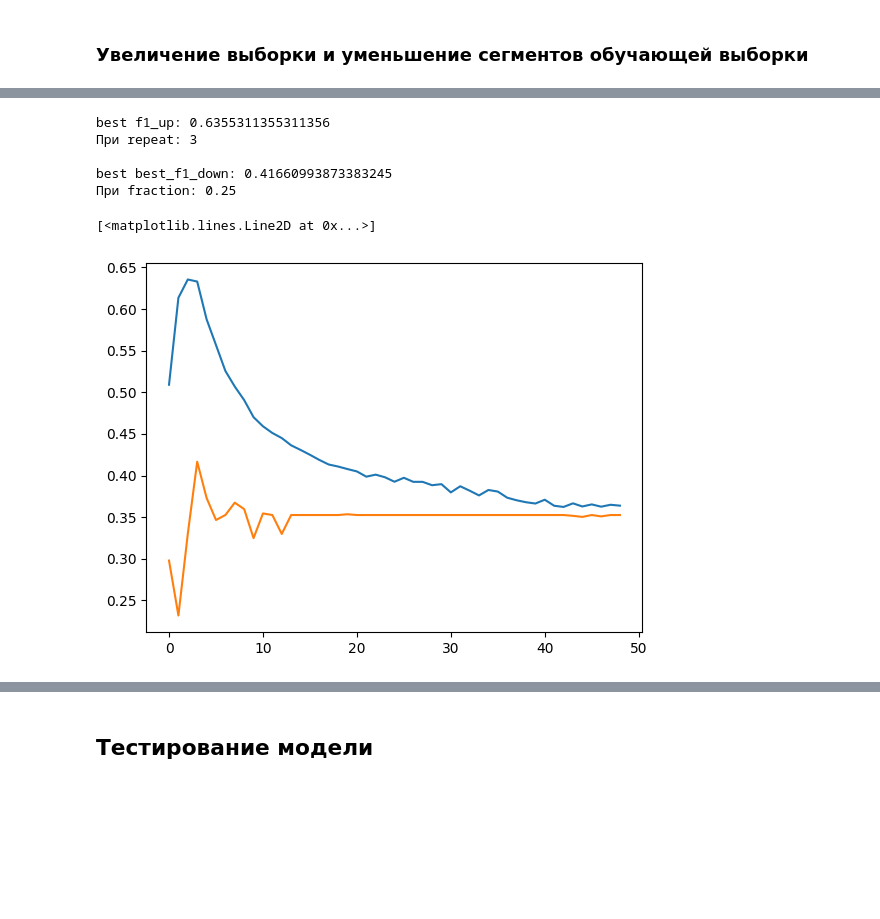
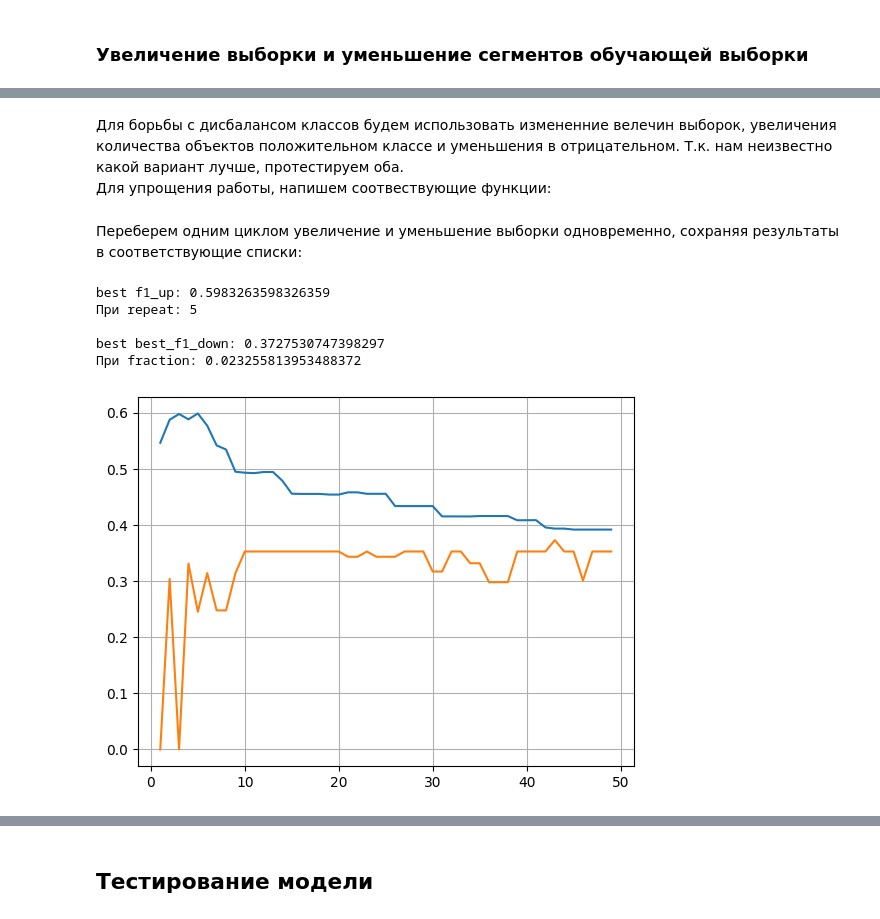
Before and after one commit to Shurick-G/practicum, a Jupyter notebook: churn/Churn_predict.ipynb, the cells around one changed output, grey strips where cells are left out. Drawn from its saved outputs; the diff is of its cells as text; code cells hidden in the pictures; blank space fills up the shorter version.

```diff
--- a/churn/Churn_predict.ipynb
+++ b/churn/Churn_predict.ipynb
@@ -234,14 +291,12 @@ def build_graphs(model, valid_features, valid_target, valid_probabilities):
 # %% [markdown]
 ### Логистическая регресски
 # %%
-model =  LogisticRegression(random_state=12345, solver='liblinear', max_iter=1000,
-    # class_weight='balanced'
-    )
+model =  LogisticRegression(random_state=12345, solver='liblinear', max_iter=1000, )
 model.fit(train_features, train_target)
 valid_prediction = model.predict(valid_features)
 valid_probabilities = model.predict_proba(valid_features)
 
-add_model_chars(valid_prediction, valid_target, valid_probabilities, models_type='LogisticRegression')
+add_model_chars(valid_prediction, valid_target, valid_probabilities, models_type='LR')
 # %% [output]
 {'accuracy': 0.7972,
  'recall_score': 0.19813084112149532,
@@ -257,21 +312,17 @@ build_graphs(model, valid_features, valid_target, valid_probabilities)
 # %%
 best_result = 0
 
-for depth in range(1, 16):
-    model = DecisionTreeClassifier(random_state=12345, max_depth=depth,
-    # class_weight='balanced'
-    ) # инициализируйте модель DecisionTreeRegressor с параметром random_state=12345 и max_depth=depth
-    model.fit(train_features, train_target) # обучите модель на тренировочной выборке
-    valid_prediction = model.predict(valid_features) # получите предсказания модели на валидационной выборке
+for depth in range(1, 10):
+    model = DecisionTreeClassifier(random_state=12345, max_depth=depth, )
+    model.fit(train_features, train_target)
+    valid_prediction = model.predict(valid_features)
     result =  accuracy_score(valid_prediction, valid_target)
-    # print(depth)
-    # print('f1_score', f1_score(valid_target, valid_prediction))
     if result > best_result:
         best_model = model
         best_result = result
         best_depth = depth
 
 print('best accuracy score:', best_result)
-print('При depth', best_result)
+print('При depth', best_depth)
 # %% [output]
 best accuracy score: 0.8544
@@ -365,0 +464,15 @@ pd.DataFrame(models_chars)
+# %%
+best_result = 0
+
+for depth in range(1, 10):
+    model = DecisionTreeClassifier(random_state=12345, max_depth=depth, )
+    model.fit(train_features, train_target)
+    valid_prediction = model.predict(valid_features)
+    result =  accuracy_score(valid_prediction, valid_target)
+    if result > best_result:
+        best_model = model
+        best_result = result
+        best_depth = depth
+
+print('best accuracy score:', best_result)
+print('При depth', best_depth)
@@ -376 +494,4 @@ Name: Exited, dtype: int64
+# %% [markdown]
+Для борьбы с дисбалансом классов будем использовать измененние велечин выборок, увеличения количества объектов положительном классе и уменьшения в отрицательном. Т.к. нам неизвестно какой вариант лучше, протестируем оба. <br>
+Для упрощения работы, напишем соотвествующие функции:
 # %%
@@ -399,14 +522,18 @@ def downsample(features, target, fraction):
     features_downsampled, target_downsampled = shuffle(features_downsampled, target_downsampled, random_state=12345)
 
     return features_downsampled, target_downsampled
+# %% [markdown]
+Переберем одним циклом увеличение и уменьшение выборки одновременно, сохраняя результаты в соответствующие списки:
 # %%
 best_f1_up = 0
 best_f1_down = 0
 f1_up_list   = []
 f1_down_list = []
+repeat_list  = []
 
 
 for repeat in range(1, 50):
+    repeat_list.append(repeat)
     # UP
     features_upsampled, target_upsampled = upsample(train_features, train_target, repeat)
     best_model.fit(features_upsampled, target_upsampled)
@@ -437,15 +564,15 @@ print()
 print('best best_f1_down:', best_f1_down)
 print('При fraction:', best_fraction)
 # %% [output]
-best f1_up: 0.6355311355311356
-При repeat: 3
+best f1_up: 0.5983263598326359
+При repeat: 5
 
-best best_f1_down: 0.41660993873383245
-При fraction: 0.25
+best best_f1_down: 0.3727530747398297
+При fraction: 0.023255813953488372
 # %%
 plt.figure()
-plt.plot(f1_up_list,  label='UP')
-plt.plot(f1_down_list, label='Down')
+plt.plot(repeat_list, f1_up_list,  label='UP', )
+plt.plot(repeat_list, f1_down_list, label='Down')
+plt.grid()
 # %% [output]
-[<matplotlib.lines.Line2D at 0x...>]
-[figure, old version]
+[figure, new version]
```
Also changed, not shown: parts of 78 cells of this notebook.
